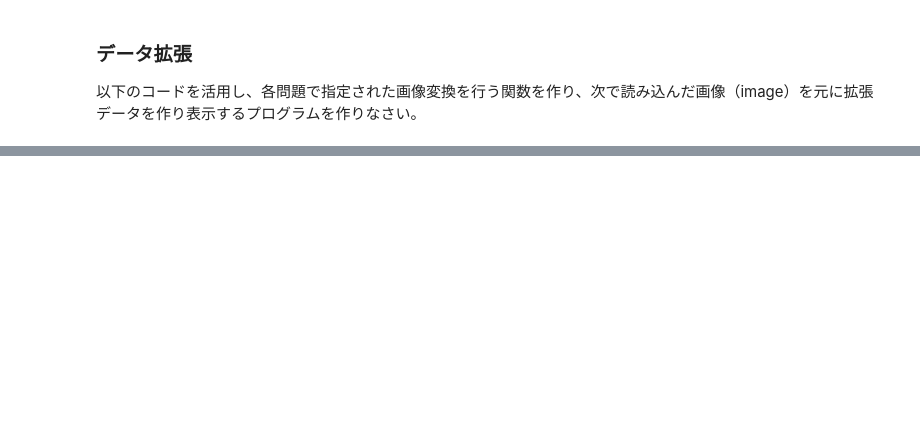
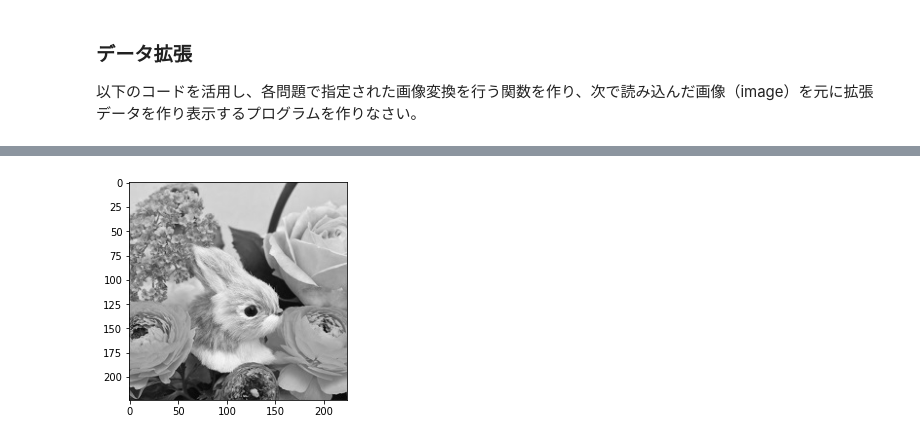
Before and after one commit to hato0501/E-certificate, a Jupyter notebook: Day2演習.ipynb, the cells around one changed output, grey strips where cells are left out. Saved outputs shown, nothing was run; the diff lists cells and outputs as text; code cells hidden in the pictures; blank space fills up the shorter version.

```diff
--- a/Day2演習.ipynb
+++ b/Day2演習.ipynb
@@ -333,12 +401,14 @@ plt.show()
 # %%
 def get_gray(img):
     img2 = img.copy()
-    img2[:, :, 0] = ###### 問5 ######
-    img2[:, :, 1] = ###### 問5 ######
-    img2[:, :, 2] = ###### 問5 ######
+    img2[:, :, 0] = np.mean(img, axis=2)
+    img2[:, :, 1] = np.mean(img, axis=2)
+    img2[:, :, 2] = np.mean(img, axis=2)
     return img2
 plt.imshow( get_gray(image) )
 plt.show()
+# %% [output]
+[figure, added]
 # %% [markdown]
 <font color="Red">※もし以下のような画像が出力されたときに確認すること</font><br>
 よくある間違い例として、R、G、Bの全てを足し合わせた後に平均を取る例があります。<br>
```
Also changed, not shown: parts of 14 cells of this notebook.
